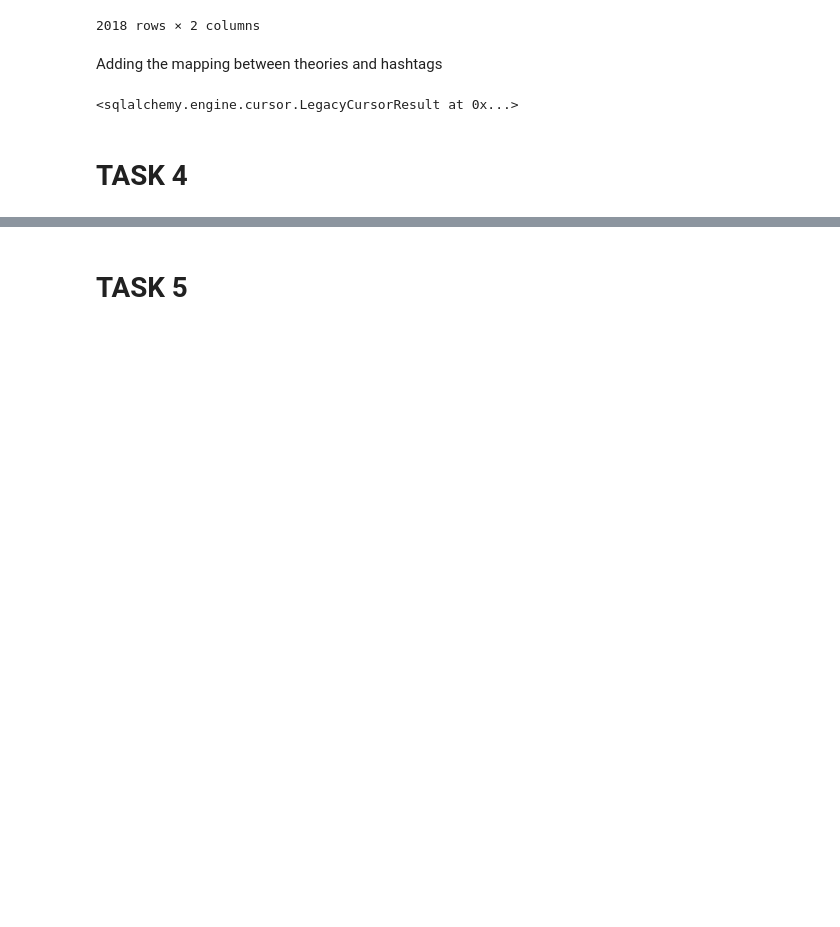
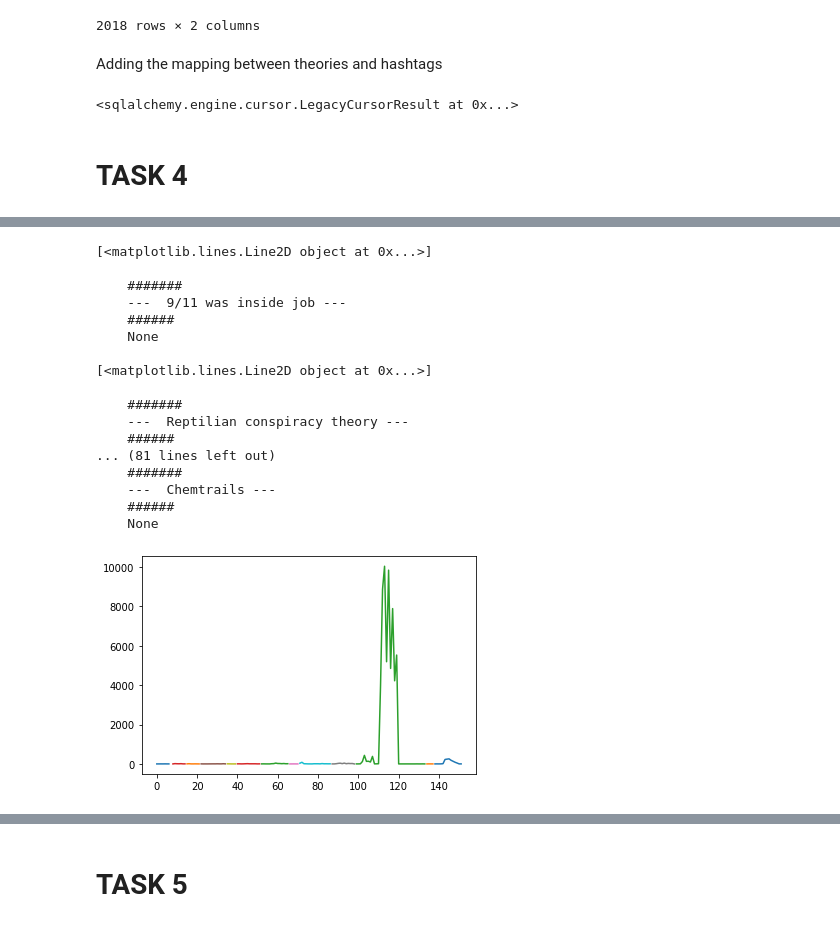
Before and after one commit to Denissovan/Denis_Krajcirik-PDT-zadanie1, a Jupyter notebook: tweets.ipynb, the cells around one changed output, grey strips where cells are left out. Saved outputs shown, nothing was run; the diff lists cells and outputs as text; code cells hidden in the pictures; blank space fills up the shorter version.

Commit message:
Trying to plot Task 4

```diff
--- a/tweets.ipynb
+++ b/tweets.ipynb
@@ -788,0 +808,27 @@ df_week_extreme_comp
+# %%
+for name in THEORY_LIST:
+    print(f"""
+    #######
+    ---  {name} ---
+    ######
+    {print(plt.plot(df_week_extreme_comp[df_week_extreme_comp['theory'] == name]['tweet_extreme_count'], label="tweet_extreme_count")) }
+    """)
+# %% [output]
+[<matplotlib.lines.Line2D object at 0x...>]
+
+    #######
+    ---  9/11 was inside job ---
+    ######
+    None
+
+[<matplotlib.lines.Line2D object at 0x...>]
+
+    #######
+    ---  Reptilian conspiracy theory ---
+    ######
+... (81 lines left out)
+    #######
+    ---  Chemtrails ---
+    ######
+    None
+[figure, added]
```
Also changed, not shown: parts of 5 cells of this notebook.
